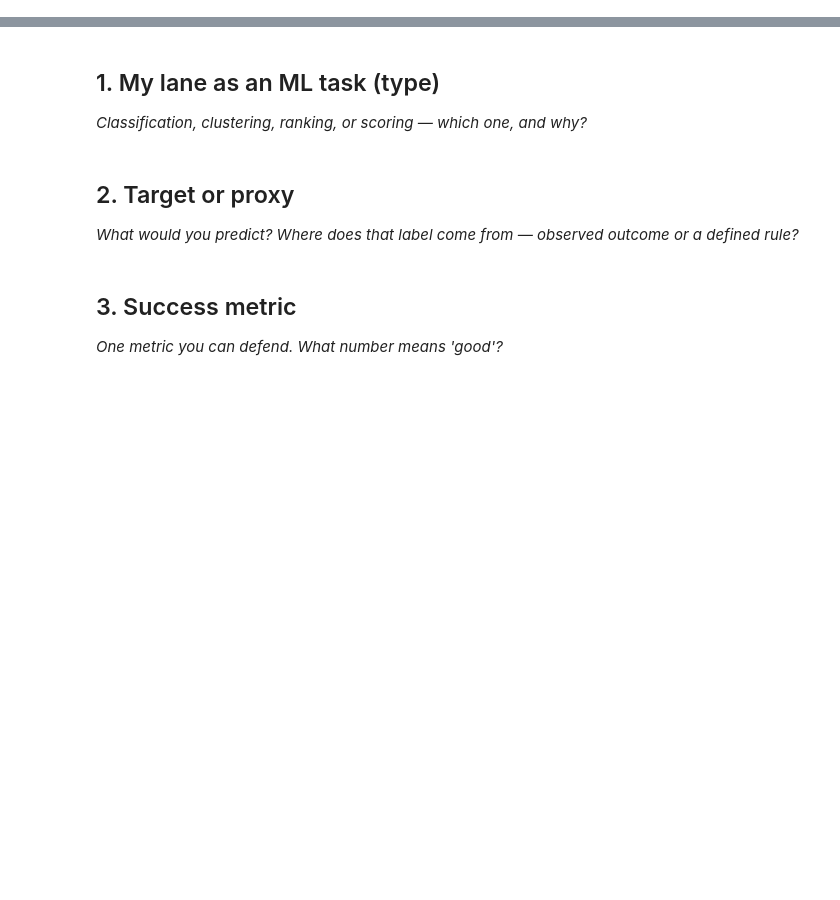
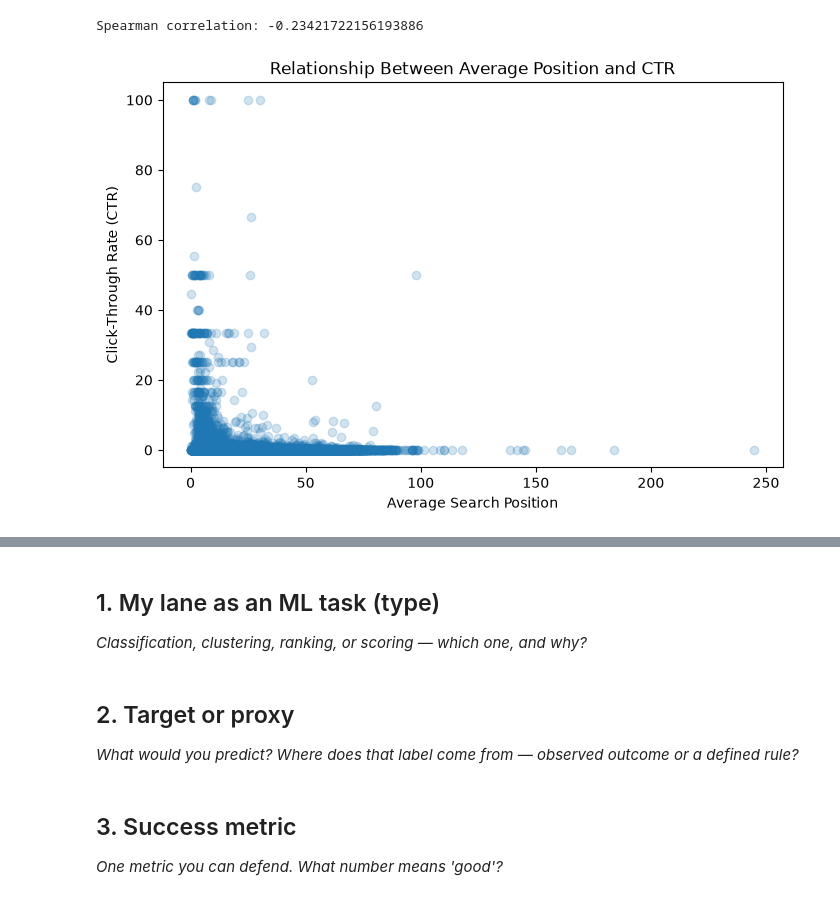
Before and after one commit to irene1407/ML-1, a Jupyter notebook: work/notebooks/w02_ml_task_framing.ipynb, the cells around one changed output, grey strips where cells are left out. Saved outputs shown, nothing was run; the diff lists cells and outputs as text; code cells hidden in the pictures; blank space fills up the shorter version.

```diff
--- a/work/notebooks/w02_ml_task_framing.ipynb
+++ b/work/notebooks/w02_ml_task_framing.ipynb
@@ -6,3 +6,12 @@
 This skeleton is yours to fill. Work the sections **in order** — each one has a one-line hint. Simple words, honest numbers.
 
 > Working with an AI assistant? Tell it to read `skills/README.md` first and load the one skill this assignment names on its card.
+# %%
+import pandas as pd
+import numpy as np
+
+df = pd.read_csv("../../data/raw/content_refresh_anonymized.csv")
+
+print("Dataset shape:", df.shape)
+
+display(df.head(10))
@@ -8,0 +93,8 @@ This skeleton is yours to fill. Work the sections **in order** — each one has
+# %%
+# Remove rows where average position is 0
+analysis_df = df[df['avg_position'] > 0].copy()
+
+print("Original rows:", len(df))
+print("Rows available for analysis:", len(analysis_df))
+
+display(analysis_df[['avg_position', 'ctr']].describe())
@@ -8,0 +115,28 @@ This skeleton is yours to fill. Work the sections **in order** — each one has
+# %%
+# Calculate Spearman correlation
+correlation = analysis_df['avg_position'].corr(
+    analysis_df['ctr'],
+    method='spearman'
+)
+
+print("Spearman correlation:", correlation)
+# %% [output]
+Spearman correlation: -0.23421722156193886
+# %%
+import matplotlib.pyplot as plt
+
+plt.figure(figsize=(8, 5))
+
+plt.scatter(
+    analysis_df['avg_position'],
+    analysis_df['ctr'],
+    alpha=0.2
+)
+
+plt.xlabel('Average Search Position')
+plt.ylabel('Click-Through Rate (CTR)')
+plt.title('Relationship Between Average Position and CTR')
+
+plt.show()
+# %% [output]
+[figure, added]
```
Also changed, not shown: parts of 9 cells of this notebook.
